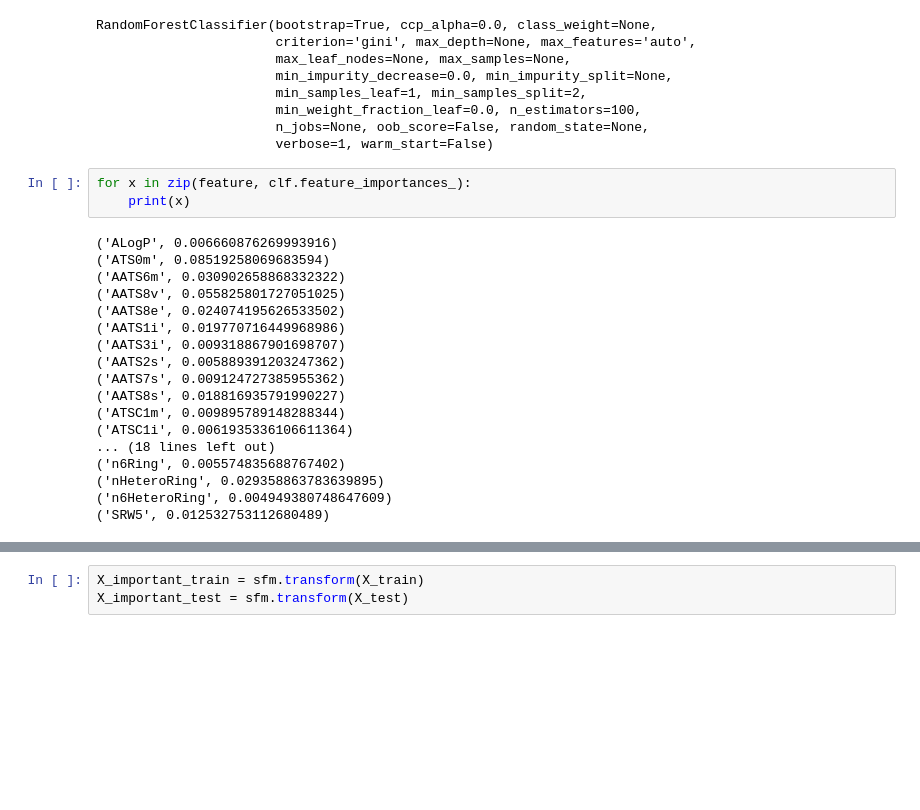
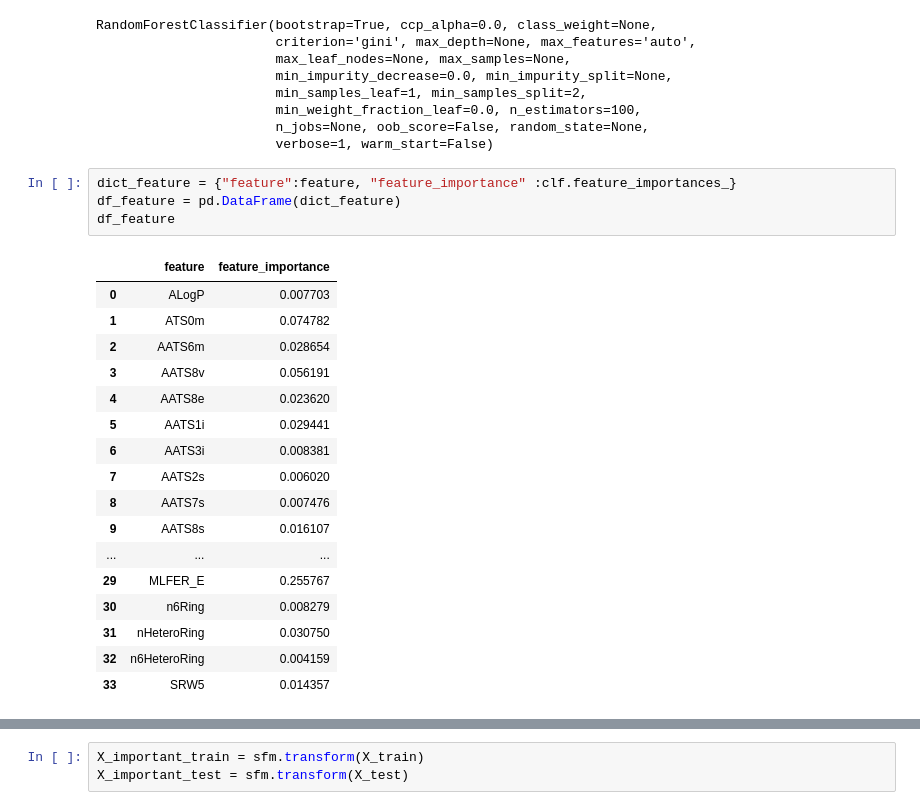
Before and after one commit to relfarizi/Tubes_Chemo_Informatics, a Jupyter notebook: Feature_Selection.ipynb, the cells around one changed output, grey strips where cells are left out. Cells and saved outputs as stored; diff of their text form; blank space fills up the shorter version.

```diff
--- a/Feature_Selection.ipynb
+++ b/Feature_Selection.ipynb
@@ -67,24 +71,25 @@ RandomForestClassifier(bootstrap=True, ccp_alpha=0.0, class_weight=None,
                        min_weight_fraction_leaf=0.0, n_estimators=100,
                        n_jobs=None, oob_score=False, random_state=None,
                        verbose=1, warm_start=False)
-# %%
-for x in zip(feature, clf.feature_importances_):
-    print(x)
-# %% [output]
-('ALogP', 0.006660876269993916)
-('ATS0m', 0.08519258069683594)
-('AATS6m', 0.030902658868332322)
-('AATS8v', 0.055825801727051025)
-('AATS8e', 0.024074195626533502)
-('AATS1i', 0.019770716449968986)
-('AATS3i', 0.009318867901698707)
-('AATS2s', 0.005889391203247362)
-('AATS7s', 0.009124727385955362)
-('AATS8s', 0.018816935791990227)
-('ATSC1m', 0.009895789148288344)
-('ATSC1i', 0.0061935336106611364)
-... (18 lines left out)
-('n6Ring', 0.005574835688767402)
-('nHeteroRing', 0.029358863783639895)
-('n6HeteroRing', 0.004949380748647609)
-('SRW5', 0.012532753112680489)
+# %%
+dict_feature = {"feature":feature, "feature_importance" :clf.feature_importances_}
+df_feature = pd.DataFrame(dict_feature)
+df_feature
+# %% [output]
+|  | feature | feature_importance |
+| 0 | ALogP | 0.007703 |
+| 1 | ATS0m | 0.074782 |
+| 2 | AATS6m | 0.028654 |
+| 3 | AATS8v | 0.056191 |
+| 4 | AATS8e | 0.023620 |
+| 5 | AATS1i | 0.029441 |
+| 6 | AATS3i | 0.008381 |
+| 7 | AATS2s | 0.006020 |
+| 8 | AATS7s | 0.007476 |
+| 9 | AATS8s | 0.016107 |
+| ... | ... | ... |
+| 29 | MLFER_E | 0.255767 |
+| 30 | n6Ring | 0.008279 |
+| 31 | nHeteroRing | 0.030750 |
+| 32 | n6HeteroRing | 0.004159 |
+| 33 | SRW5 | 0.014357 |
```
Also changed, not shown: parts of 44 cells of this notebook.
